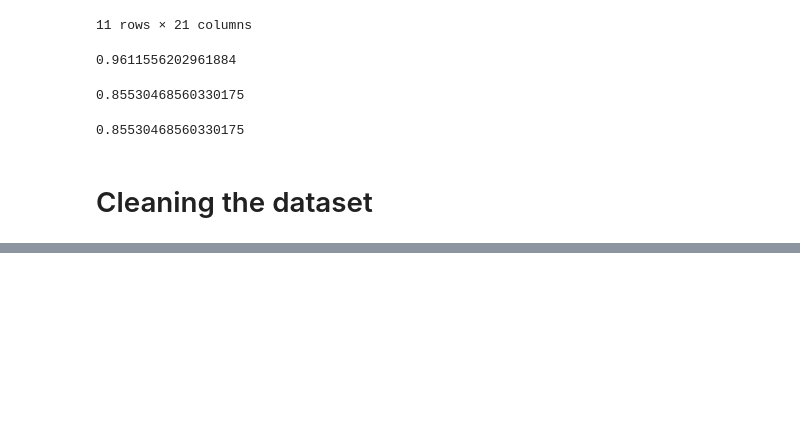
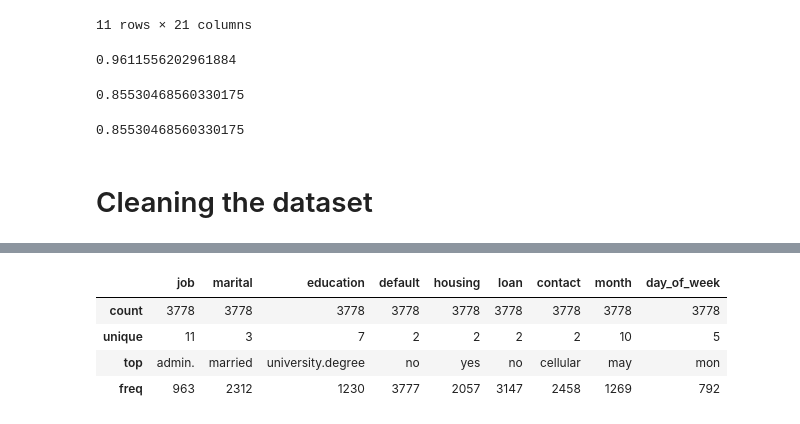
Before and after one commit to acsdavid97/TUCN_CS_3yr-2, a Jupyter notebook: IS/project/bank.ipynb, the cells around one changed output, grey strips where cells are left out. Drawn from its saved outputs; the diff is of its cells as text; code cells hidden in the pictures; blank space fills up the shorter version.

```diff
--- a/IS/project/bank.ipynb
+++ b/IS/project/bank.ipynb
@@ -112,3 +233,11 @@ bank_df.reset_index(inplace=True, drop=True)
 mode = bank_df["default"].mode()
 actual_mode = mode[0]
 bank_df["default"] = (bank_df["default"]).replace("unknown", actual_mode)
+# %%
+bank_df[nominal_features].describe(include='all')
+# %% [output]
+|  | job | marital | education | default | housing | loan | contact | month | day_of_week |
+| count | 3778 | 3778 | 3778 | 3778 | 3778 | 3778 | 3778 | 3778 | 3778 |
+| unique | 11 | 3 | 7 | 2 | 2 | 2 | 2 | 10 | 5 |
+| top | admin. | married | university.degree | no | yes | no | cellular | may | mon |
+| freq | 963 | 2312 | 1230 | 3777 | 2057 | 3147 | 2458 | 1269 | 792 |
```
Also changed, not shown: parts of 26 cells of this notebook.
